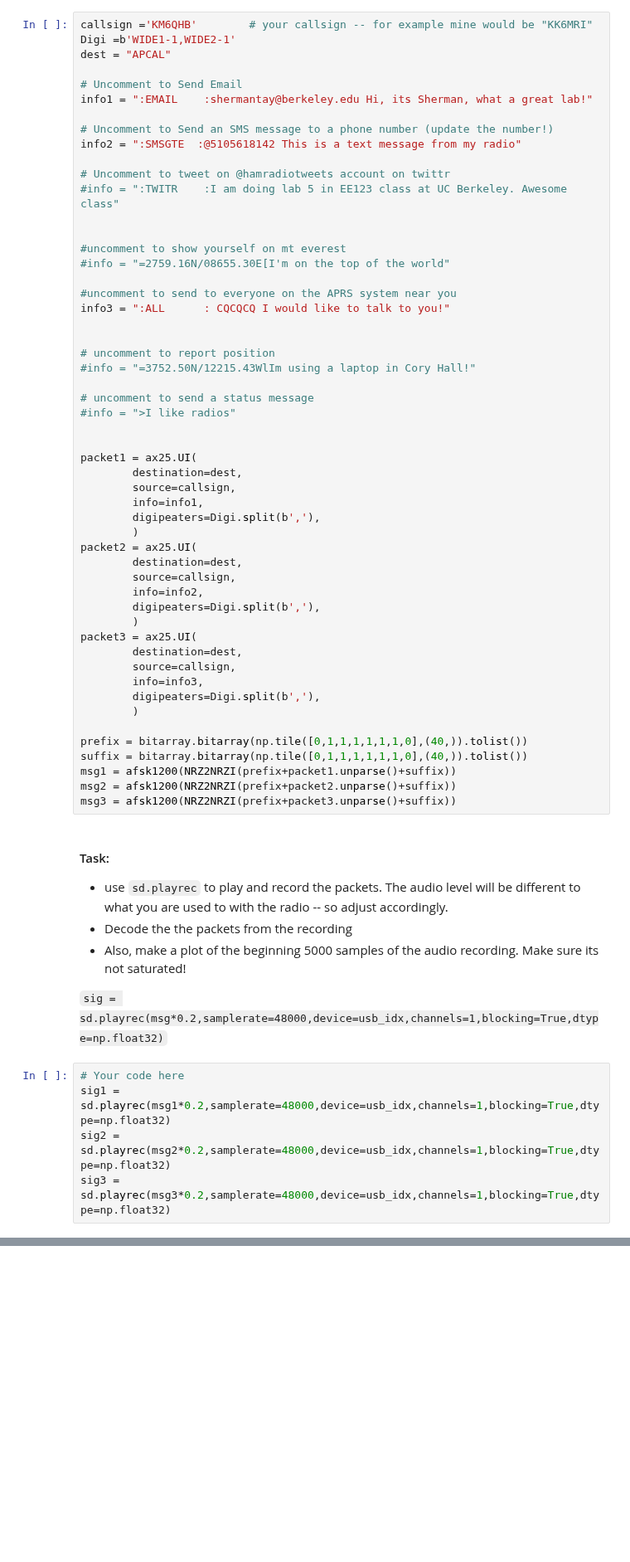
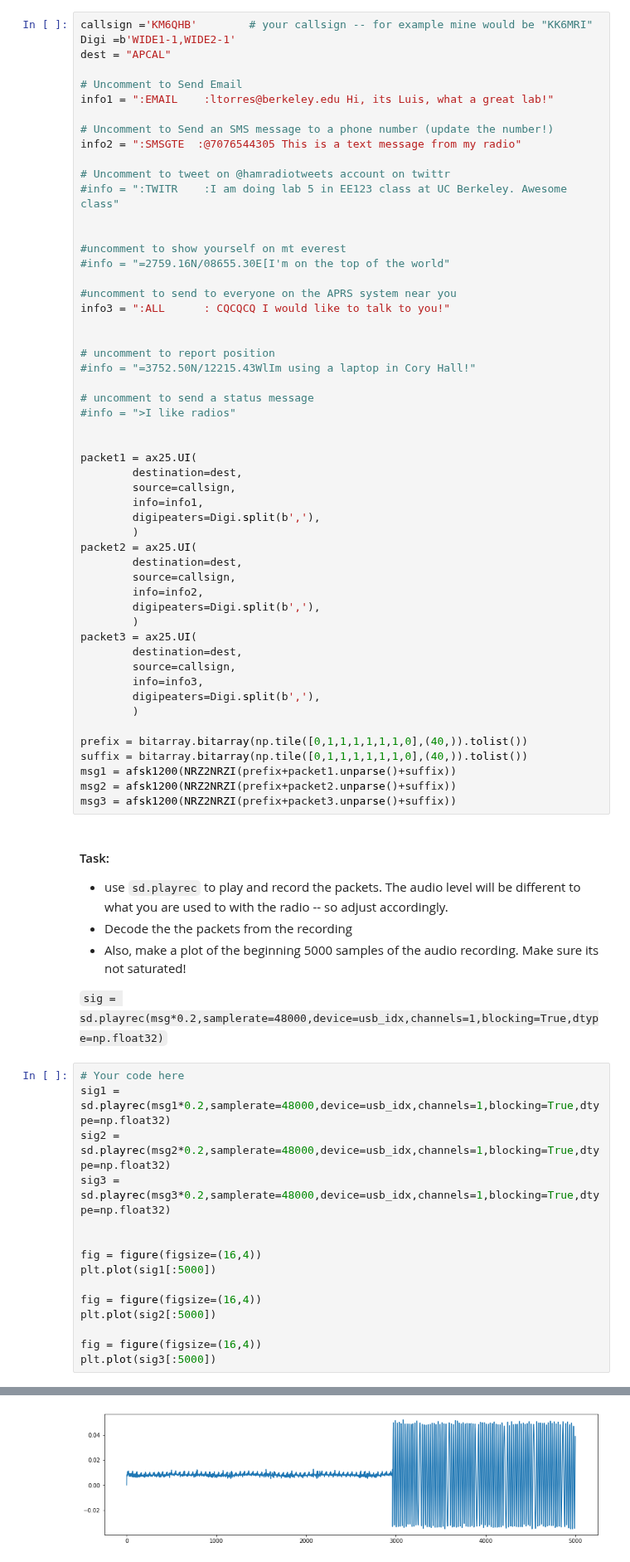
Before and after one commit to lm-t/ee123-labs, a Jupyter notebook: lab5/Lab5-APRS-Copy1.ipynb, the cells around one changed output, grey strips where cells are left out. Shown at 83% size. Drawn from its saved outputs; the diff is of its cells as text; blank space fills up the shorter version.

Commit message:
did what I could, still no packets

```diff
--- a/lab5/Lab5-APRS-Copy1.ipynb
+++ b/lab5/Lab5-APRS-Copy1.ipynb
@@ -901,10 +897,10 @@ Digi =b'WIDE1-1,WIDE2-1'
 dest = "APCAL"
 
 # Uncomment to Send Email
-info1 = ":EMAIL    :shermantay@berkeley.edu Hi, its Sherman, what a great lab!"
+info1 = ":EMAIL    :ltorres@berkeley.edu Hi, its Luis, what a great lab!"
 
 # Uncomment to Send an SMS message to a phone number (update the number!)
-info2 = ":SMSGTE  :@5105618142 This is a text message from my radio"
+info2 = ":SMSGTE  :@7076544305 This is a text message from my radio"
 
 # Uncomment to tweet on @hamradiotweets account on twittr
 #info = ":TWITR    :I am doing lab 5 in EE123 class at UC Berkeley. Awesome class"
@@ -960,3 +956,14 @@ msg3 = afsk1200(NRZ2NRZI(prefix+packet3.unparse()+suffix))
 sig1 = sd.playrec(msg1*0.2,samplerate=48000,device=usb_idx,channels=1,blocking=True,dtype=np.float32)
 sig2 = sd.playrec(msg2*0.2,samplerate=48000,device=usb_idx,channels=1,blocking=True,dtype=np.float32)
 sig3 = sd.playrec(msg3*0.2,samplerate=48000,device=usb_idx,channels=1,blocking=True,dtype=np.float32)
+
+
+fig = figure(figsize=(16,4))
+plt.plot(sig1[:5000])
+
+fig = figure(figsize=(16,4))
+plt.plot(sig2[:5000])
+
+fig = figure(figsize=(16,4))
+plt.plot(sig3[:5000])
+# %% [output]
@@ -962,0 +971 @@ sig3 = sd.playrec(msg3*0.2,samplerate=48000,device=usb_idx,channels=1,blocking=T
+[figure, added]
```
Also changed, not shown: parts of 5 cells of this notebook.
